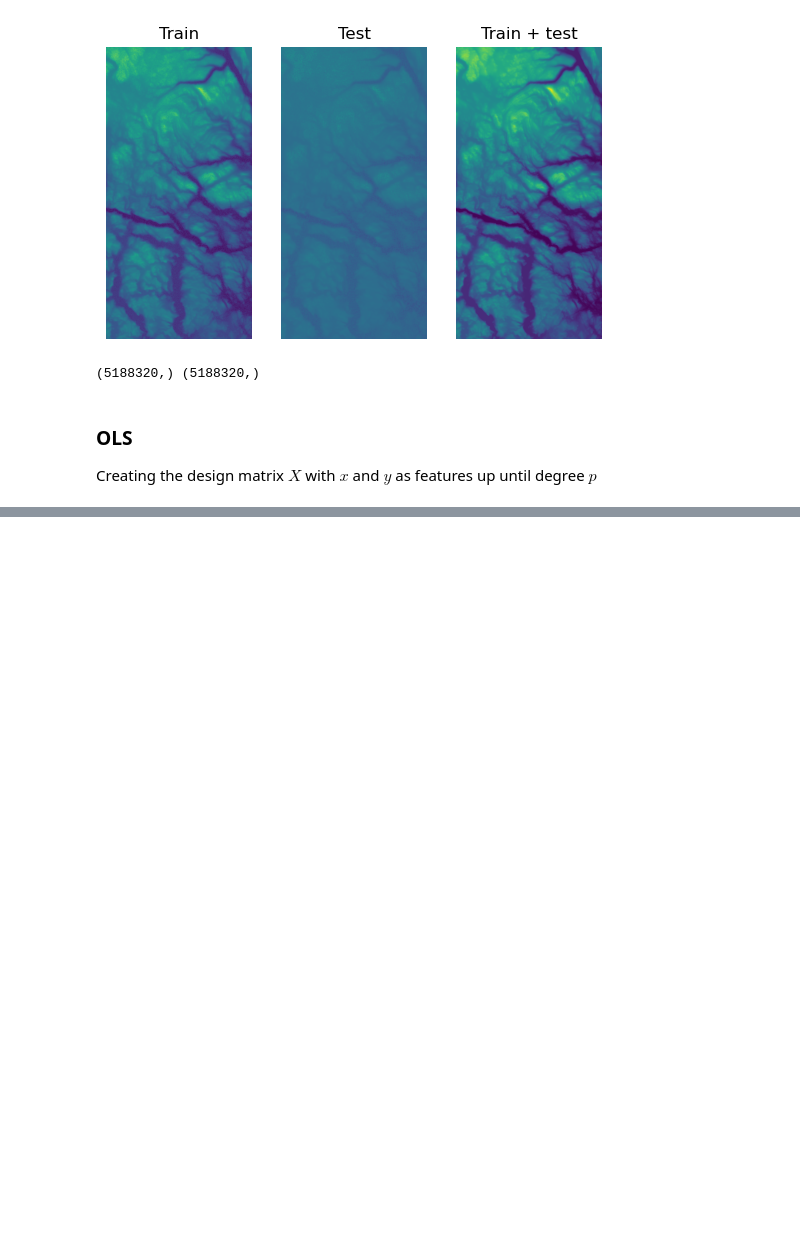
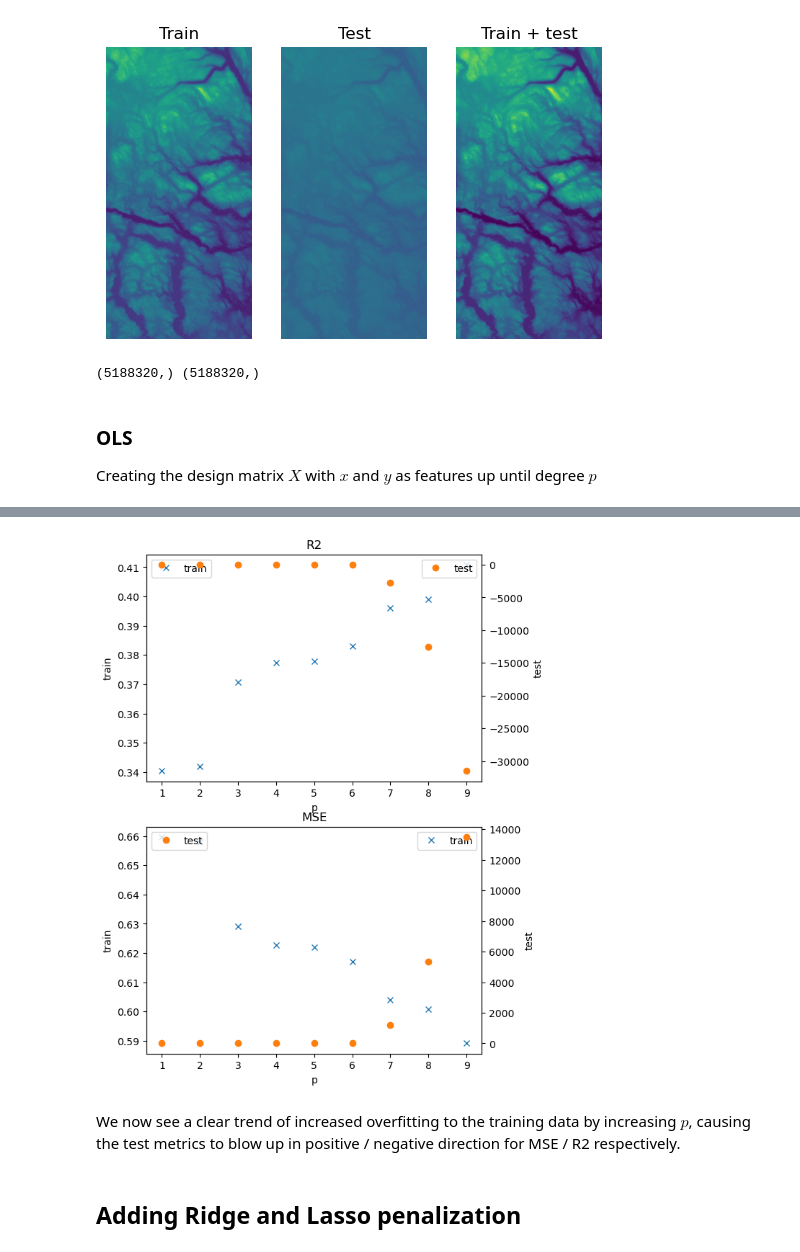
Before and after one commit to blakkisrud/MachineLearningProject1, a Jupyter notebook: src/geographic.ipynb, the cells around one changed output, grey strips where cells are left out. Cells and saved outputs as stored; diff of their text form; code cells hidden in the pictures; blank space fills up the shorter version.

```diff
--- a/src/geographic.ipynb
+++ b/src/geographic.ipynb
@@ -151,0 +247,16 @@ print(X_train.shape, X_test.shape)
+# %%
+scores = pd.DataFrame(dtype=float)
+for p in range(1, 10):
+    # Big X = design matrix
+    X_train = create_2d_polynomial_design_matrix(x_train, y_train, pmax=p)
+    X_test = create_2d_polynomial_design_matrix(x_test, y_test, pmax=p)
+
+    betas = beta_ols_estimation(X_train, values_train)
+    zhat_train = X_train @ betas
+    zhat_test = X_test @ betas
+
+    r2_train, r2_test = r2_score(values_train, zhat_train), r2_score(values_test, zhat_test)
+    mse_train, mse_test = mean_squared_error(values_train, zhat_train), mean_squared_error(values_test, zhat_test)
+
+    print(f"p={p}\t r2 train / test = {r2_train:.3e} / {r2_test:.3e}\t mse = {mse_train:.3e} / {mse_test:.3e}")
+    scores.loc[p, ["r2_train", "r2_test", "mse_train", "mse_test"]] = [r2_train, r2_test, mse_train, mse_test]
@@ -151,0 +273,35 @@ print(X_train.shape, X_test.shape)
+# %%
+import seaborn as sns
+pvalues = list(range(1, 10))
+fig, (ax1, ax2) = plt.subplots(nrows=2, figsize=(6, 9))
+
+ax1.set_title("R2")
+ax1.plot(pvalues, scores["r2_train"], "x", label="train")
+ax11 = ax1.twinx()
+ax11.plot(pvalues, scores["r2_test"], "o", label="test", c="C1")
+
+ax2.set_title("MSE")
+ax2.plot(pvalues, scores["mse_train"], "x", label="train")
+ax21 = ax2.twinx()
+ax21.plot(pvalues, scores["mse_test"], "o", label="test", c="C1")
+
+
+ax1.set_ylabel("train")
+ax2.set_ylabel("train")
+ax11.set_ylabel("test")
+ax21.set_ylabel("test")
+[ax.legend() for ax in [ax1, ax11, ax2, ax21]]
+[ax.set_xlabel("p") for ax in [ax1, ax2]]
+#ax1.set_yscale("log")
+#ax2.set_yscale("log")
+#ax21.set_yscale("log")
+
+#sns.scatterplot(scores[["r2_train", "r2_test"]], alpha=0.5)
+#plt.yscale("log")
+plt.show()
+# %% [output]
+[figure, added]
+# %% [markdown]
+We now see a clear trend of increased overfitting to the training data by increasing $p$, causing the test metrics to blow up in positive / negative direction for MSE / R2 respectively.
+# %% [markdown]
+## Adding Ridge and Lasso penalization
```
Also changed, not shown: parts of 9 cells of this notebook.
